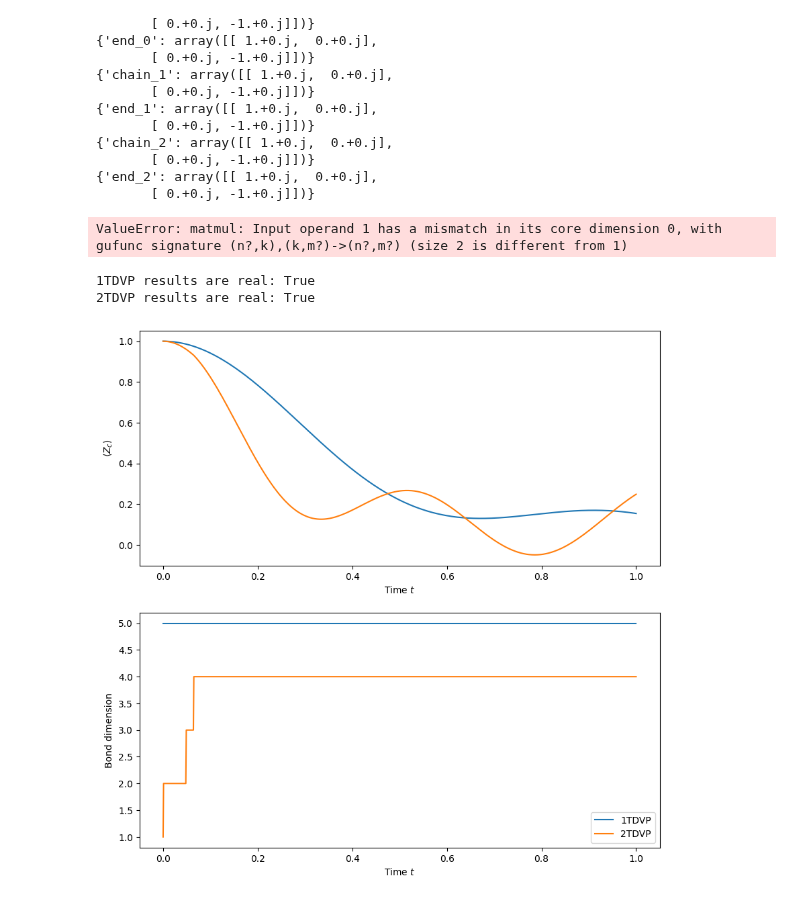
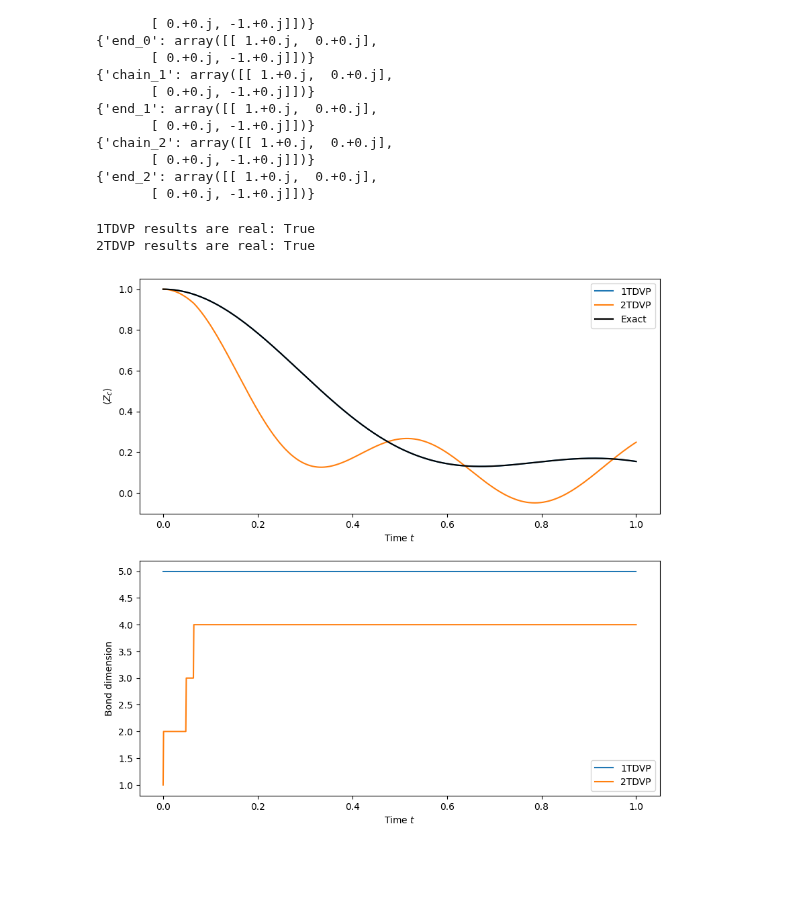
Before and after one commit to Drachier/PyTreeNet, a Jupyter notebook: example_notebooks/tdvp/one_and_two_site_tdvp.ipynb, the cells around one changed output. Saved outputs shown, nothing was run; the diff lists cells and outputs as text; code cells hidden in the pictures; blank space fills up the shorter version.

Commit message:
Changes in plot

```diff
--- a/example_notebooks/tdvp/one_and_two_site_tdvp.ipynb
+++ b/example_notebooks/tdvp/one_and_two_site_tdvp.ipynb
@@ -104,11 +104,14 @@ truncation_parameters = {"max_bond_dim": 8,
                          "total_tol": 1e-8}
 # %%
 # Reference Computation
-ref_state = [0] * (2 ** len(ttns_trivial_bond_dim.nodes))
+dim = (2 ** len(ttns_trivial_bond_dim.nodes))
+ref_state = [0] * dim
 ref_state[0] = 1
 ref_state = np.asarray(ref_state)
 
 ref_ham, order = hamiltonian.completely_contract_tree(to_copy=True)
+ref_ham = ref_ham.transpose(0,2,4,6,8,10,12,1,3,5,7,9,11,13)
+ref_ham = ref_ham.reshape(dim,dim)
 ref_operators = {identifier: 1 for identifier in order}
 for current_id in order:
     for identifier, operator in ref_operators.items():
@@ -116,8 +119,11 @@ for current_id in order:
             ref_operators[identifier] = np.kron(operator,Z)
         else:
             ref_operators[identifier] = np.kron(operator,np.eye(2))
-# %% [output]
-ValueError: matmul: Input operand 1 has a mismatch in its core dimension 0, with gufunc signature (n?,k),(k,m?)->(n?,m?) (size 2 is different from 1)
+# %%
+exact_evo = ptn.ExactTimeEvolution(ref_state, ref_ham,
+                                   time_steps_size, final_time,
+                                   ref_operators)
+exact_evo.run()
 # %%
 tdvp1 = ptn.SecondOrderOneSiteTDVP(ttns_high_bond_dim, hamiltonian,
                                    time_steps_size, final_time,
@@ -138,6 +144,7 @@ print(f"2TDVP results are real: {tdvp2.results_real()}")
 2TDVP results are real: True
 # %%
 times = tdvp1.times()
+exact_result_center = exact_evo.operator_result("center", realise=True)
 tdvp1_result_center = tdvp1.operator_result("center", realise=True)
 tdvp1_bond_dim = tdvp1.operator_result("bond_dim")[('center', 'chain_1')]
 tdvp2_result_center = tdvp2.operator_result("center", realise=True)
@@ -145,17 +152,19 @@ tdvp2_bond_dim = tdvp2.operator_result("bond_dim")[('center', 'chain_1')]
 # %%
 fig_bd, ax_bd = plt.subplots(2,1, figsize=(10,10))
 
 ax_bd[0].plot(times, tdvp1_result_center, label="1TDVP")
 ax_bd[0].plot(times, tdvp2_result_center, label="2TDVP")
+ax_bd[0].plot(times, exact_result_center, label="Exact", color="black")
 ax_bd[0].set_xlabel("Time $t$")
 ax_bd[0].set_ylabel(r"$\langle Z_c \rangle$")
+ax_bd[0].legend()
 
 ax_bd[1].plot(times, tdvp1_bond_dim, label="1TDVP")
 ax_bd[1].plot(times, tdvp2_bond_dim, label="2TDVP")
 ax_bd[1].set_xlabel("Time $t$")
 ax_bd[1].set_ylabel("Bond dimension")
+ax_bd[1].legend()
 
-plt.legend()
 plt.show()
 # %% [output]
-[figure, old version]
+[figure, new version]
```
